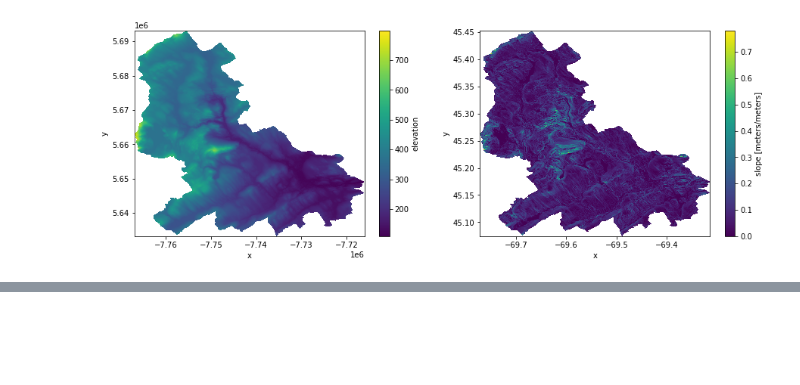
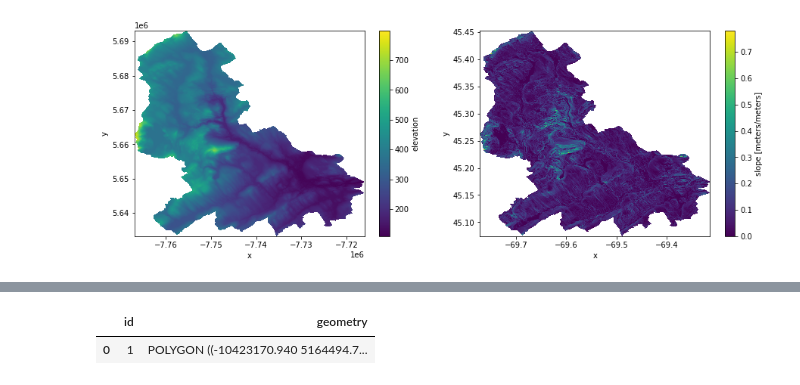
Before and after one commit to joluoch/USGS_3DEP_LIDAR_Challenge, a Jupyter notebook: notebooks/dirty.ipynb, the cells around one changed output, grey strips where cells are left out. Drawn from its saved outputs; the diff is of its cells as text; code cells hidden in the pictures; blank space fills up the shorter version.

```diff
--- a/notebooks/dirty.ipynb
+++ b/notebooks/dirty.ipynb
@@ -16,0 +38,6 @@ fig.savefig("dem_slope.png", bbox_inches="tight", facecolor="w")
+# %%
+station = gpd.read_file('../shp/IA_FullState.shp')
+station
+# %% [output]
+|  | id | geometry |
+| 0 | 1 | POLYGON ((-10423170.940 5164494.7... |
```
Also changed, not shown: parts of 21 cells of this notebook, 19 other files.
